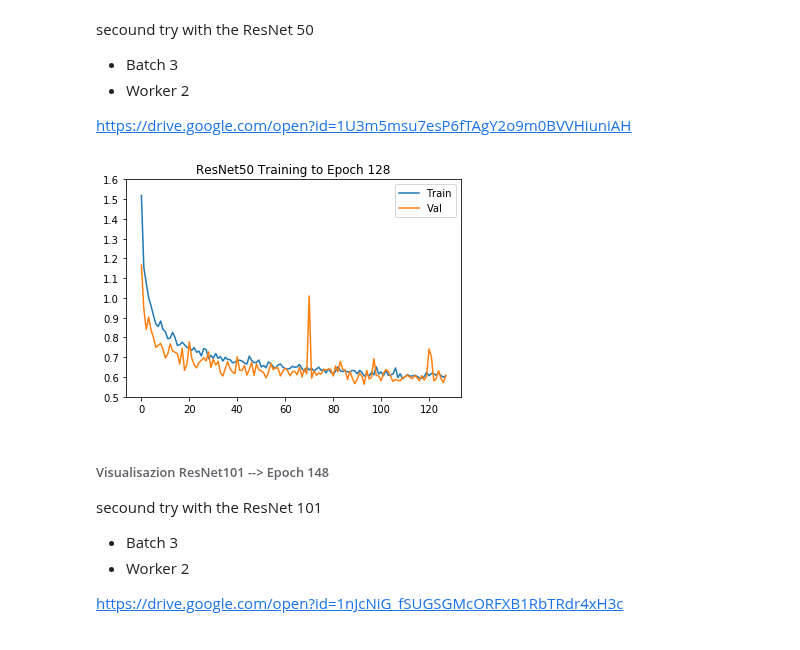
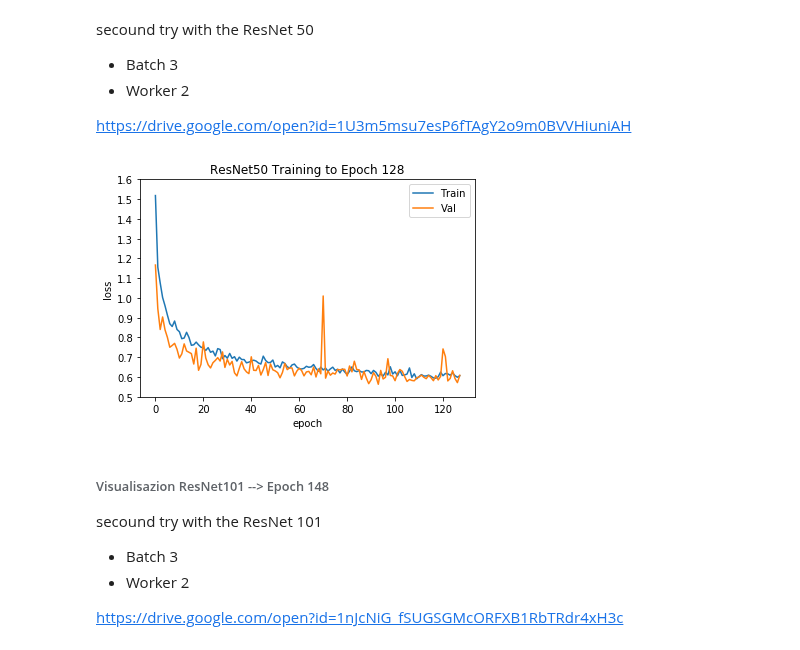
Before and after one commit to KlamJ/DeepLab_V3_KL, a Jupyter notebook: Klamer_U_Net.ipynb, the cells around one changed output. Drawn from its saved outputs; the diff is of its cells as text; code cells hidden in the pictures.

```diff
--- a/Klamer_U_Net.ipynb
+++ b/Klamer_U_Net.ipynb
@@ -1195,19 +1306,19 @@ class DeepLabV3(nn.Module):
 
 
 # NOTE! NOTE! change this to not overwrite all log data when you train the model:
-model_id = "101_b4_w1_from_148+22_LR_00001"
+model_id = "18_B4_LR_00001_W2"
 
 num_epochs = 150
 batch_size = 4
 learning_rate = 0.00001
-
+workerNum = 2
 #network = DeepLabV3(model_id, project_dir="/root/deeplabv3").cuda()
 network = DeepLabV3(model_id, project_dir=datasetPath).cuda()
 
 #network.load_state_dict(
     #torch.load("/content/drive/My Drive/U_Net_Datasets/training_logs/model_101_b3_w2/checkpoints/model_101_b3_w2_epoch_141.pth"))
-network.load_state_dict(
-    torch.load("/content/drive/My Drive/U_Net_Datasets/training_logs/model_101_b9_w1_from_148_LR_00001/checkpoints/model_101_b9_w1_from_148_LR_00001_epoch_22.pth"))
+#network.load_state_dict(
+    #torch.load("/content/drive/My Drive/U_Net_Datasets/training_logs/model_101_b9_w1_from_148_LR_00001/checkpoints/model_101_b9_w1_from_148_LR_00001_epoch_22.pth"))
 
 train_dataset = DatasetTrain(cityscapes_data_path="/content/drive/My Drive/U_Net_Datasets",
                              cityscapes_meta_path="/content/drive/My Drive/U_Net_Datasets/meta")
@@ -1221,12 +1332,12 @@ print ("num_val_batches:", num_val_batches)
 
 train_loader = torch.utils.data.DataLoader(dataset=train_dataset,
                                            batch_size=batch_size, shuffle=True,
-                                           num_workers=1)
+                                           num_workers=workerNum)
 val_loader = torch.utils.data.DataLoader(dataset=val_dataset,
                                          batch_size=batch_size, shuffle=False,
-                                         num_workers=1)
+                                         num_workers=workerNum)
 
-params = add_weight_decay(network, l2_value=0.0001)
+params = add_weight_decay(network, l2_value=0.00001)
 optimizer = torch.optim.Adam(params, lr=learning_rate)
 
 with open("/content/drive/My Drive/U_Net_Datasets/meta/class_weights.pkl", "rb") as file: # (needed for python3)
@@ -1236,7 +1347,7 @@ class_weights = Variable(class_weights.type(torch.FloatTensor)).cuda()
 
 # loss function
 loss_fn = nn.CrossEntropyLoss(weight=class_weights)
-
+mIOu=[]
 epoch_losses_train = []
 epoch_losses_val = []
 for epoch in range(num_epochs):
@@ -1262,6 +1373,7 @@ for epoch in range(num_epochs):
         loss = loss_fn(outputs, label_imgs)
         loss_value = loss.data.cpu().numpy()
         batch_losses.append(loss_value)
+
 
         # optimization step:
         optimizer.zero_grad() # (reset gradients)
@@ -1545,19 +1654,20 @@ https://drive.google.com/open?id=1U3m5msu7esP6fTAgY2o9m0BVVHiuniAH
 # %%
 %matplotlib inline
 ResNet50_Train_losses = pickle.load(
     open('/content/drive/My Drive/U_Net_Datasets/training_logs/model_50_b3_w2/epoch_losses_train.pkl','rb'))
 ResNet50_val_losses = pickle.load(
     open('/content/drive/My Drive/U_Net_Datasets/training_logs/model_50_b3_w2/epoch_losses_val.pkl','rb'))
 
 plt.plot(ResNet50_Train_losses,label = "Train" )
 plt.plot(ResNet50_val_losses,label = "Val")
 plt.title('ResNet50 Training to Epoch 128')
 plt.yticks(np.arange(0.5, 1.7, 0.1))
 plt.legend(loc="upper right")
-plt.ylabel('')
+plt.xlabel('epoch')
+plt.ylabel('loss')
 plt.show()
 # %% [output]
-[figure, old version]
+[figure, new version]
 # %% [markdown]
 ###### Visualisazion ResNet101 --> Epoch 148
 secound try with the ResNet 101
```
Also changed, not shown: parts of 17 cells of this notebook.
